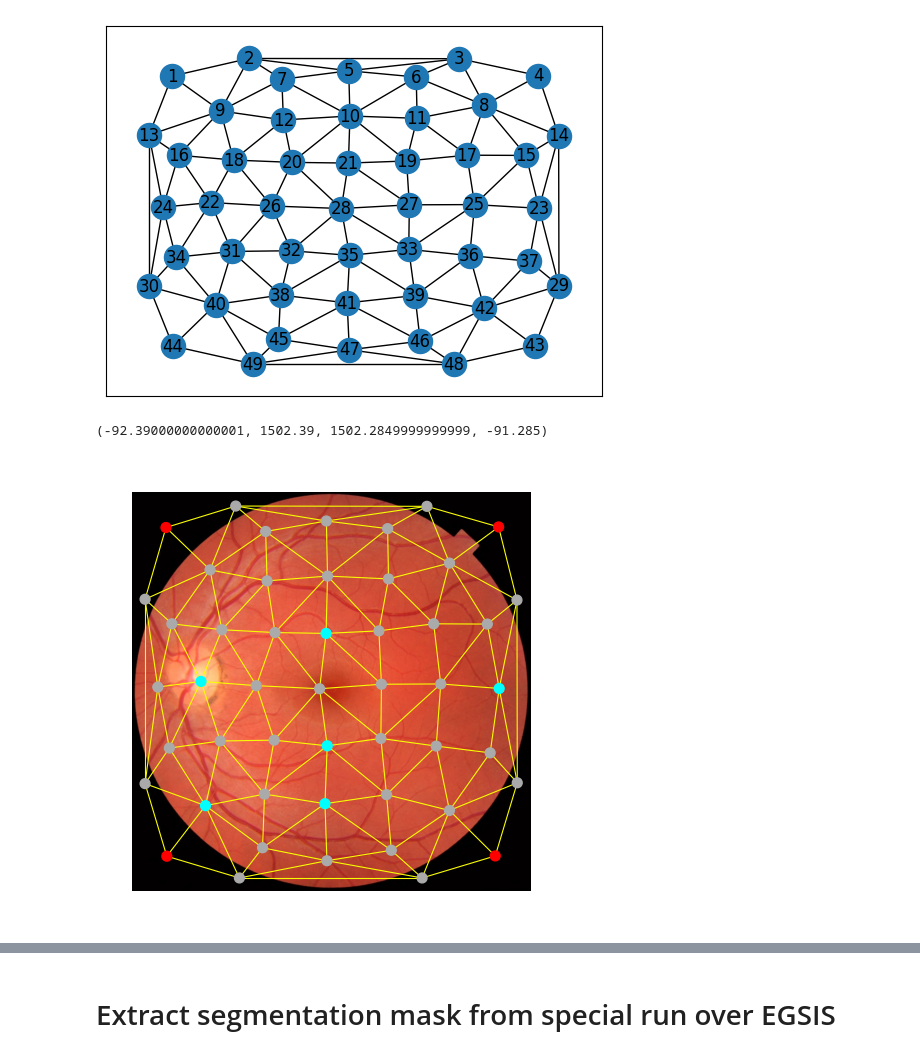
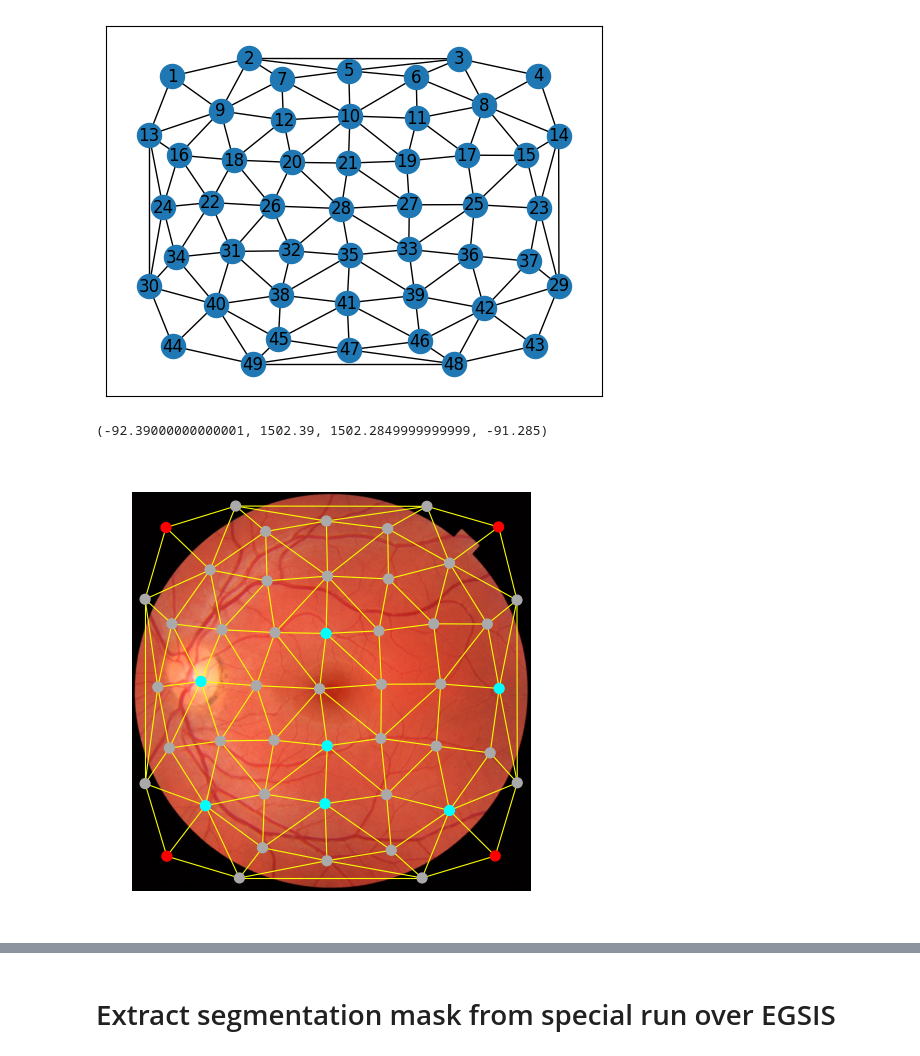
Before and after one commit to ryukinix/egsis, a Jupyter notebook: notebooks/model_egsis.ipynb, the cells around one changed output, grey strips where cells are left out. Saved outputs shown, nothing was run; the diff lists cells and outputs as text; code cells hidden in the pictures.

```diff
--- a/notebooks/model_egsis.ipynb
+++ b/notebooks/model_egsis.ipynb
@@ -63,34 +63,35 @@ plt.show()
 # %%
 G = complex_network
 labels_by_color = {
        1: "#ff0000", # fundo
        2: "#00ffff", # olho
 }
 superpixel_labels = {
     1:  1,
     4: 1,
     43: 1,
     44: 1,
     41: 2,
     21: 2,
     35: 2,
     22: 2,
     40: 2,
+    42: 2,
     23: 2,
 }
 default = "#aaaaaa"
 color_map = [labels_by_color.get(superpixel_labels.get(node), default)
              for node in G.nodes]
 for node in G.nodes():
     G.nodes[node]["label"] = superpixel_labels.get(node, 0)
 
 plt.imshow(img)
 draw_complex_network(G, superpixels, node_size=50, node_color=color_map)
 plt.tight_layout()
 plt.axis('off')
 # %% [output]
 (-92.39000000000001, 1502.39, 1502.2849999999999, -91.285)
-[figure, old version]
+[figure, new version]
 # %%
 X = img
 y = np.zeros(shape=superpixels.shape, dtype=np.int64)
```
Also changed, not shown: parts of 8 cells of this notebook, 2 other files.
